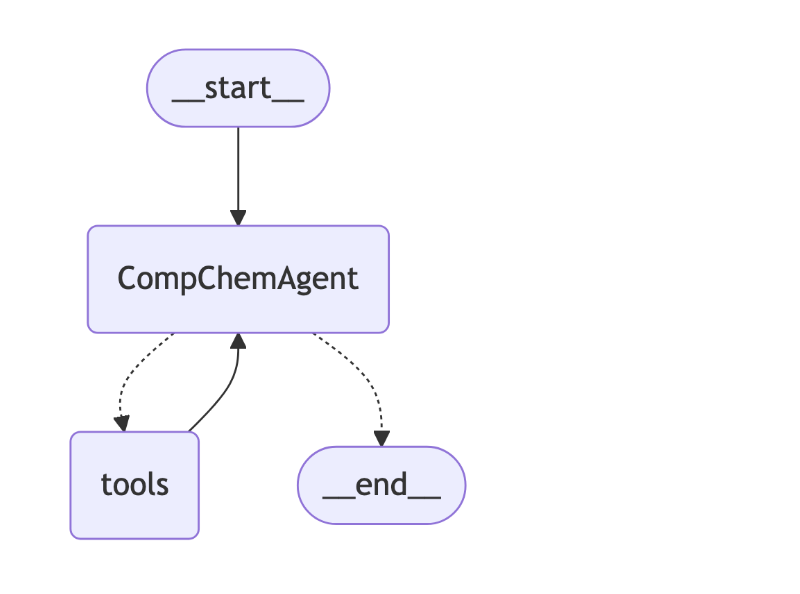
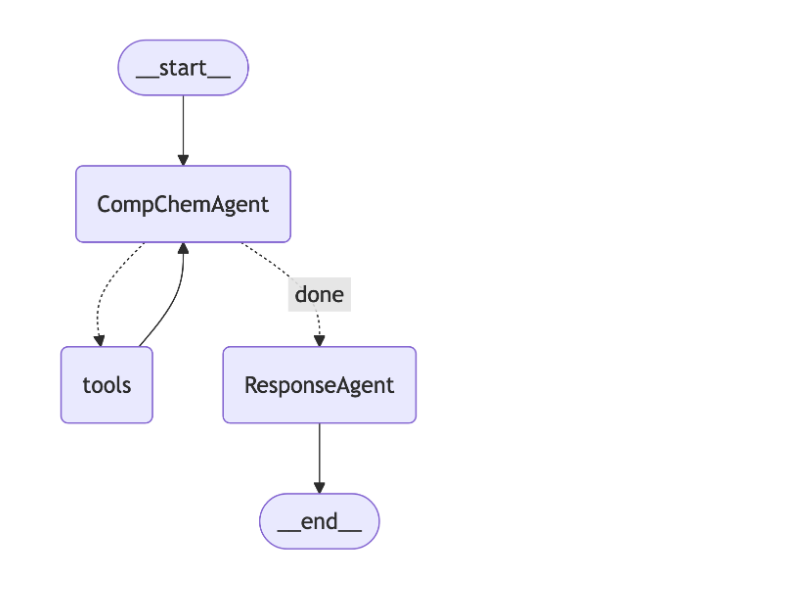
Before and after one commit to argonne-lcf/ChemGraph, a Jupyter notebook: notebooks/Demo-SingleAgent.ipynb, the cells around one changed output. Drawn from its saved outputs; the diff is of its cells as text; code cells hidden in the pictures.

Commit message:
Added structured_output for evaluation. Added return for run() function.

```diff
--- a/notebooks/Demo-SingleAgent.ipynb
+++ b/notebooks/Demo-SingleAgent.ipynb
@@ -3,7 +3,10 @@
 
 from comp_chem_agent.agent.llm_graph import *
 
-workflow_type = "single_agent_ase" # The simplest agentic workflow. Only a single agent with multiple tools.
-cca = llm_graph(model_name='gpt-4o-mini', workflow_type = workflow_type, system_prompt="")
+workflow_type = "single_agent_ase"
+
+# Use structured_output=False for normal behavior, and True for evaluation
+# Use return_option='last_message' to return just the last message. 'state' for the whole state of the conversation (defined by thread_id)
+cca = llm_graph(model_name='gpt-4o-mini', workflow_type = workflow_type, structured_output=True, return_option="state")
 cca.visualize()
 # %% [output]
@@ -15 +18 @@ cca.visualize()
-[figure, old version]
+[figure, new version]
```
Also changed, not shown: parts of 7 cells of this notebook, 6 other files.
